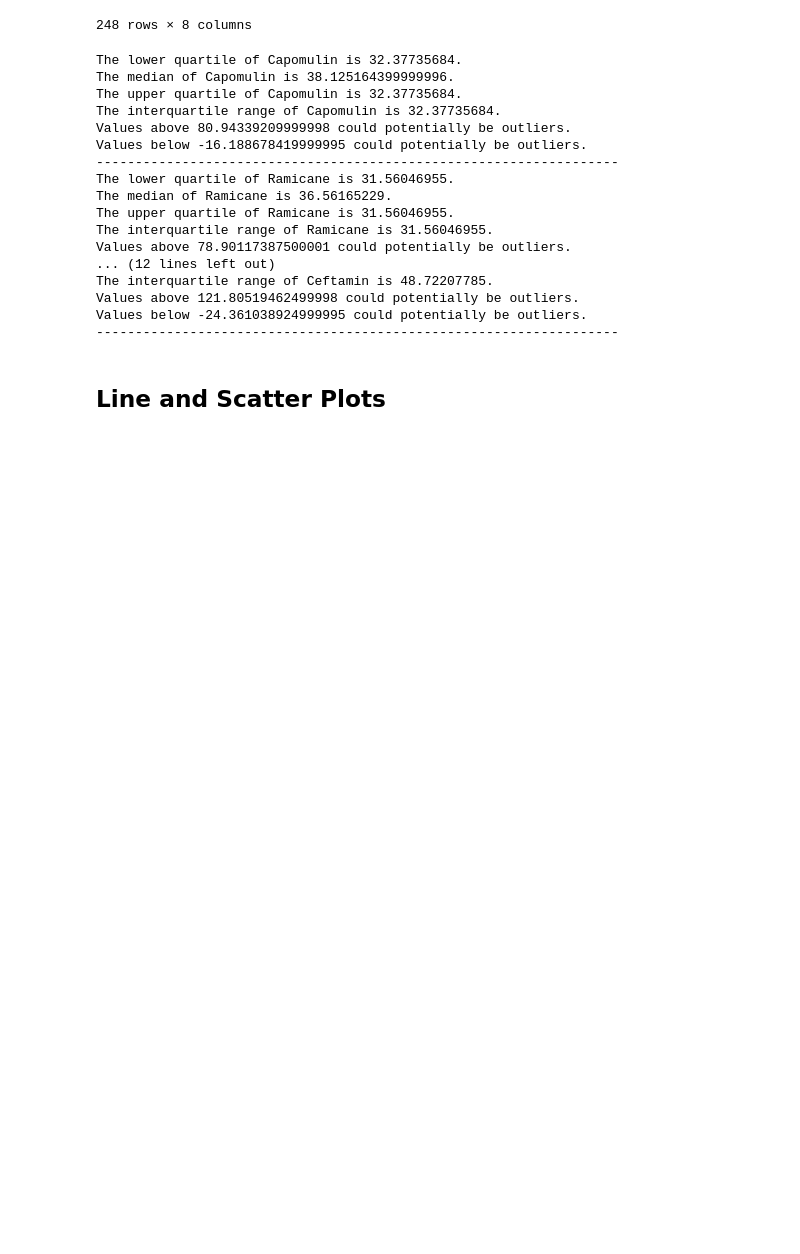
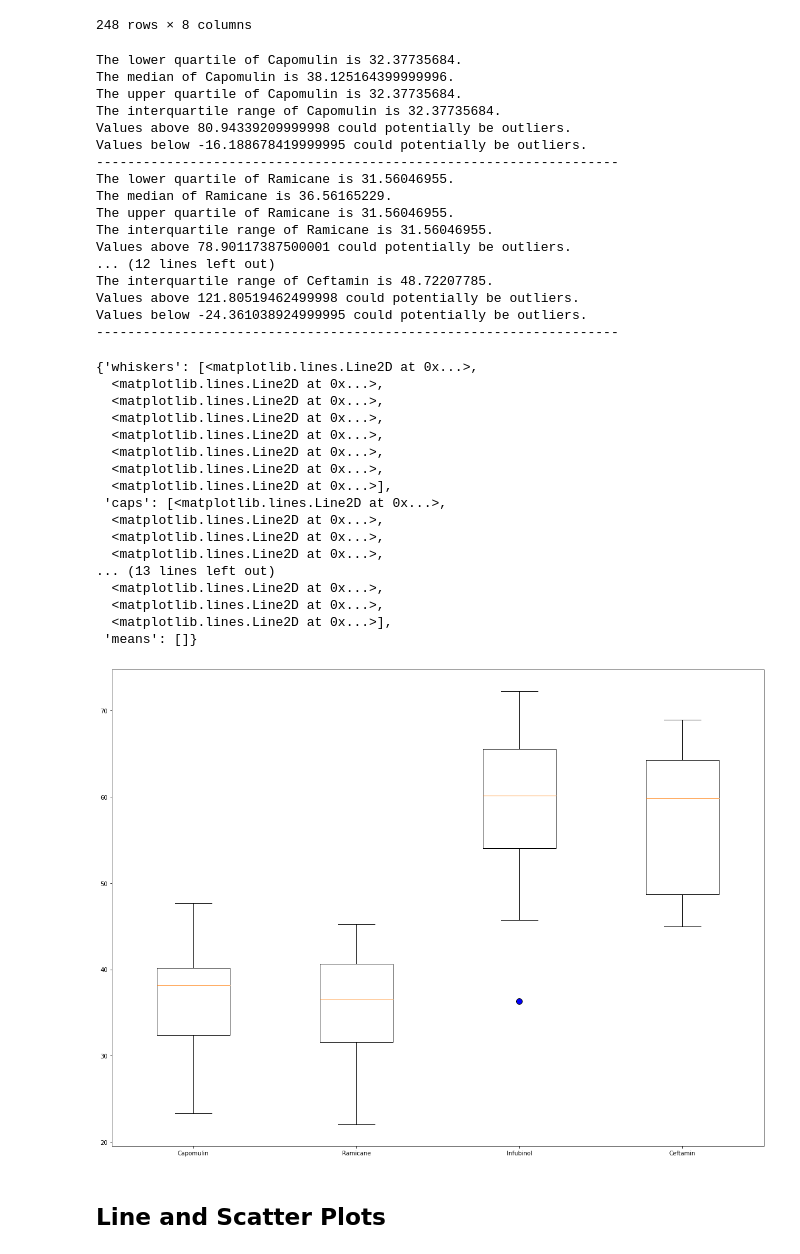
Before and after one commit to cieranmorris/Drug-Therapy-Animal-Study, a Jupyter notebook: pymaceuticals_starter.ipynb, the cells around one changed output. Drawn from its saved outputs; the diff is of its cells as text; code cells hidden in the pictures; blank space fills up the shorter version.

```diff
--- a/pymaceuticals_starter.ipynb
+++ b/pymaceuticals_starter.ipynb
@@ -268,7 +267,33 @@ Values above 121.80519462499998 could potentially be outliers.
 Values below -24.361038924999995 could potentially be outliers.
 -------------------------------------------------------------------
 # %%
-# Generate a box plot of the final tumor volume of each mouse across four regimens of interest
+# Generate a box plot of the final tumor volume (max) of each mouse across four regimens of interest
+outlier = dict(marker = "o", markerfacecolor = "blue", markersize = 10, markeredgecolor = "black")
+
+plt.figure(figsize = (20,15))
+
+plt.boxplot(tumor_volume_list, labels = drug_regimens, flierprops = outlier)
+
+#Provide associated chart titles & axis labels
+# %% [output]
+{'whiskers': [<matplotlib.lines.Line2D at 0x...>,
+  <matplotlib.lines.Line2D at 0x...>,
+  <matplotlib.lines.Line2D at 0x...>,
+  <matplotlib.lines.Line2D at 0x...>,
+  <matplotlib.lines.Line2D at 0x...>,
+  <matplotlib.lines.Line2D at 0x...>,
+  <matplotlib.lines.Line2D at 0x...>,
+  <matplotlib.lines.Line2D at 0x...>],
+ 'caps': [<matplotlib.lines.Line2D at 0x...>,
+  <matplotlib.lines.Line2D at 0x...>,
+  <matplotlib.lines.Line2D at 0x...>,
+  <matplotlib.lines.Line2D at 0x...>,
+... (13 lines left out)
+  <matplotlib.lines.Line2D at 0x...>,
+  <matplotlib.lines.Line2D at 0x...>,
+  <matplotlib.lines.Line2D at 0x...>],
+ 'means': []}
+[figure, added]
 # %% [markdown]
 ## Line and Scatter Plots
 # %%
```
Also changed, not shown: parts of 2 cells of this notebook.
